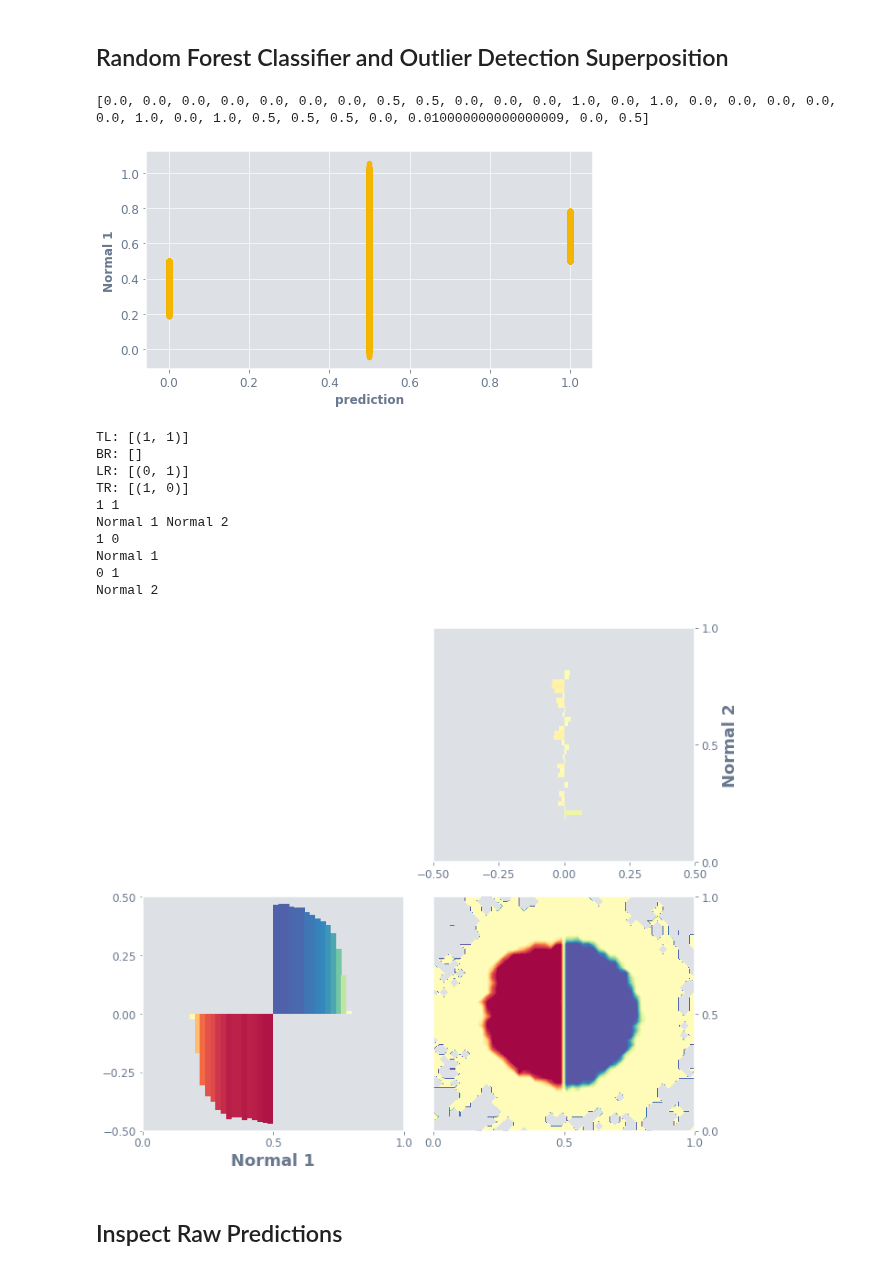
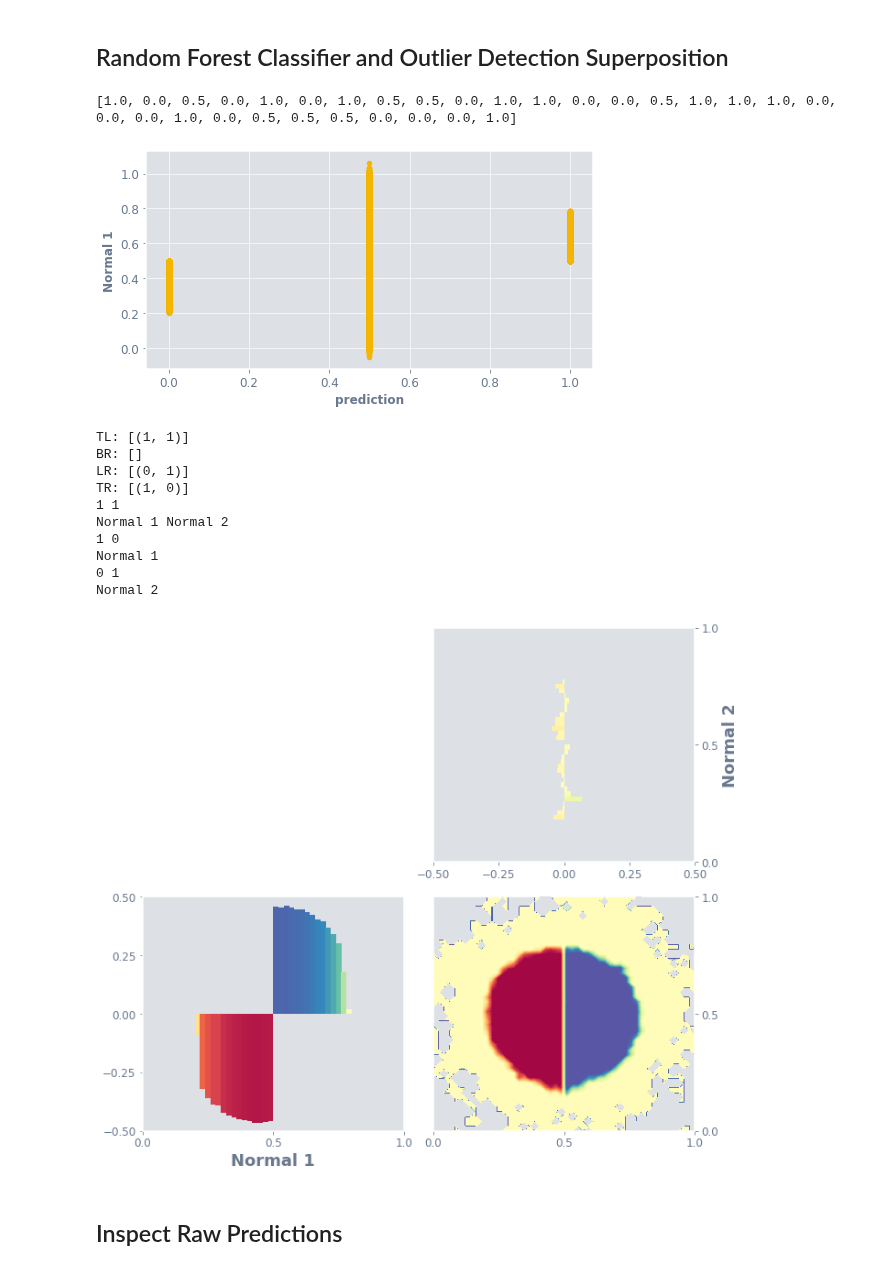
Before and after one commit to Ekrekr/ldr, a Jupyter notebook: distribution_example.ipynb, the cells around one changed output. Cells and saved outputs as stored; diff of their text form; code cells hidden in the pictures.

```diff
--- a/distribution_example.ipynb
+++ b/distribution_example.ipynb
@@ -28,9 +26,13 @@ WRITE_PATH = "write_up/img/"
 # %%
 scale = 6
 # %%
+np.random.seed(0)
+norm1 = np.random.normal(0.5, 1/scale, 5000)
+np.random.seed(42)
+norm2 = np.random.normal(0.5, 1/scale, 5000)
 df = pd.DataFrame({
-    "Normal 1": pd.Series(np.random.normal(0.5, 1/scale, 5000)),
-    "Normal 2": pd.Series(np.random.normal(0.5, 1/scale, 5000))
+    "Normal 1": pd.Series(norm1),
+    "Normal 2": pd.Series(norm2)
 })
 
 df = df.clip(lower=0, upper=1)
@@ -134,24 +138,24 @@ def oc_rf_clf_func(df):
 tst = oc_rf_clf_func(X_train[:30])
 print(tst[:30])
 # %% [output]
-[0.0, 0.0, 0.0, 0.0, 0.0, 0.0, 0.0, 0.5, 0.5, 0.0, 0.0, 0.0, 1.0, 0.0, 1.0, 0.0, 0.0, 0.0, 0.0, 0.0, 1.0, 0.0, 1.0, 0.5, 0.5, 0.5, 0.0, 0.010000000000000009, 0.0, 0.5]
+[1.0, 0.0, 0.5, 0.0, 1.0, 0.0, 1.0, 0.5, 0.5, 0.0, 1.0, 1.0, 0.0, 0.0, 0.5, 1.0, 1.0, 1.0, 0.0, 0.0, 0.0, 1.0, 0.0, 0.5, 0.5, 0.5, 0.0, 0.0, 0.0, 1.0]
 # %%
 ldr.density_estimate(oc_rf_clf_func)
-ldr.density_scatter("Normal 1", save=WRITE_PATH + "gen_rf_normal_1.png")
-ldr.vis_2d(dots=False, save=WRITE_PATH + "gen_rf_if.png")
+ldr.density_scatter("Normal 1", save=WRITE_PATH + "gen_dt_normal_1.png")
+ldr.vis_2d(dots=False, save=WRITE_PATH + "gen_dt_if.png")
 # %% [output]
 [figure]
 TL: [(1, 1)]
 BR: []
 LR: [(0, 1)]
 TR: [(1, 0)]
 1 1
 Normal 1 Normal 2
 1 0
 Normal 1
 0 1
 Normal 2
-[figure, old version]
+[figure, new version]
 # %% [markdown]
 ## Inspect Raw Predictions
 # %%
```
Also changed, not shown: parts of 8 cells of this notebook, 17 other files.
